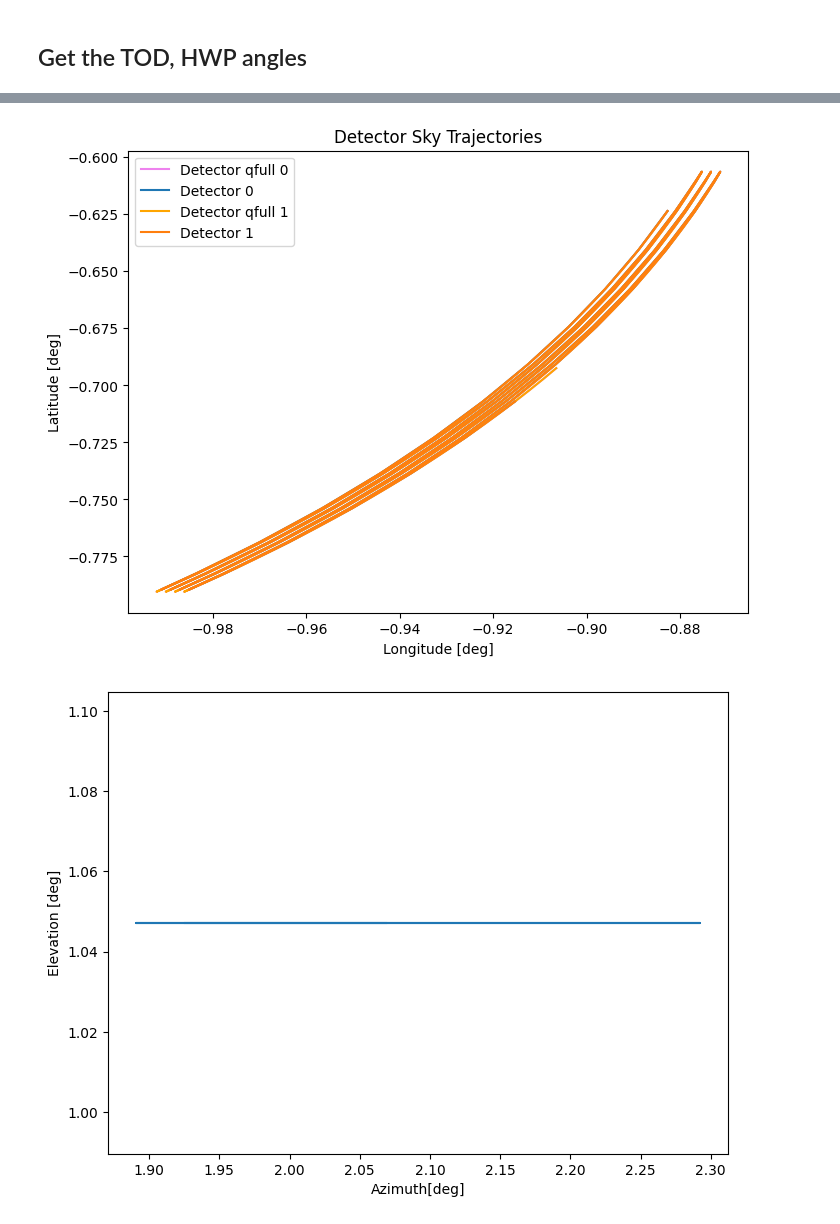
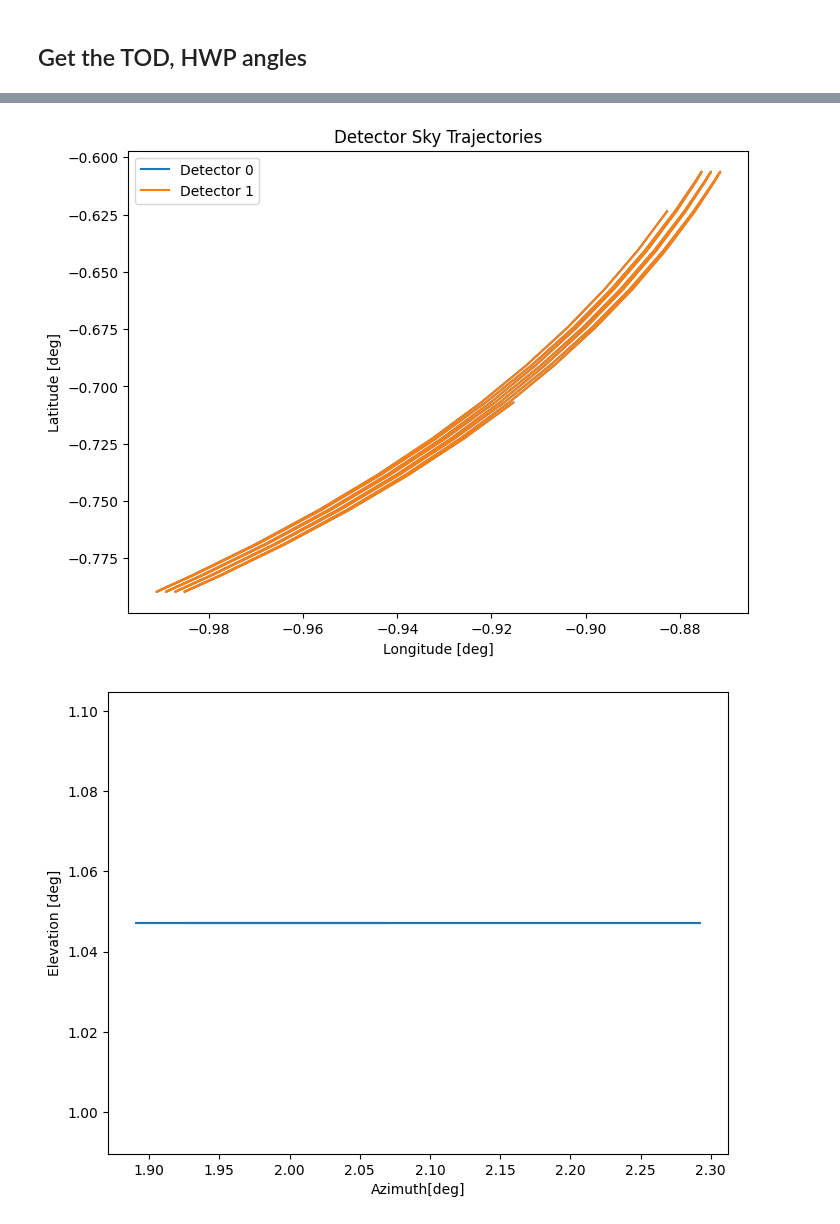
Before and after one commit to binhola/binkathon, a Jupyter notebook: mapmaking-300326-starting.ipynb, the cells around one changed output, grey strips where cells are left out. Saved outputs shown, nothing was run; the diff lists cells and outputs as text; code cells hidden in the pictures.

```diff
--- a/mapmaking-300326-starting.ipynb
+++ b/mapmaking-300326-starting.ipynb
@@ -53,24 +70,24 @@ lon_, lat_ = obs.get_detector_pointing_lonlat(thin_samples=10, use_scanning_mask
 # %%
 colors = ["violet", "orange"]
 # %%
-n_detectors = lon.shape[0]
+n_detectors = lon_.shape[0]
 
 plt.figure(figsize=(8, 6))
 for i in range(n_detectors):
-    plt.plot(lon[i, :], lat[i, :], color=colors[i], label=f'Detector qfull {i}')
+    # plt.plot(lon[i, :], lat[i, :], color=colors[i], label=f'Detector qfull {i}')
     plt.plot(lon_[i, :], lat_[i, :], label=f'Detector {i}')
 
 plt.xlabel("Longitude [deg]")
 plt.ylabel("Latitude [deg]")
 plt.title("Detector Sky Trajectories")
 plt.legend()
 
 # plt.xlim(lon.min(), lon.max())
 # plt.ylim(lat.min(), lat.max())
 
 plt.show()
 # %% [output]
-[figure, old version]
+[figure, new version]
 # %%
 # Constant elevation scan
 plt.figure(figsize=(8, 6))
```
Also changed, not shown: parts of 8 cells of this notebook.
